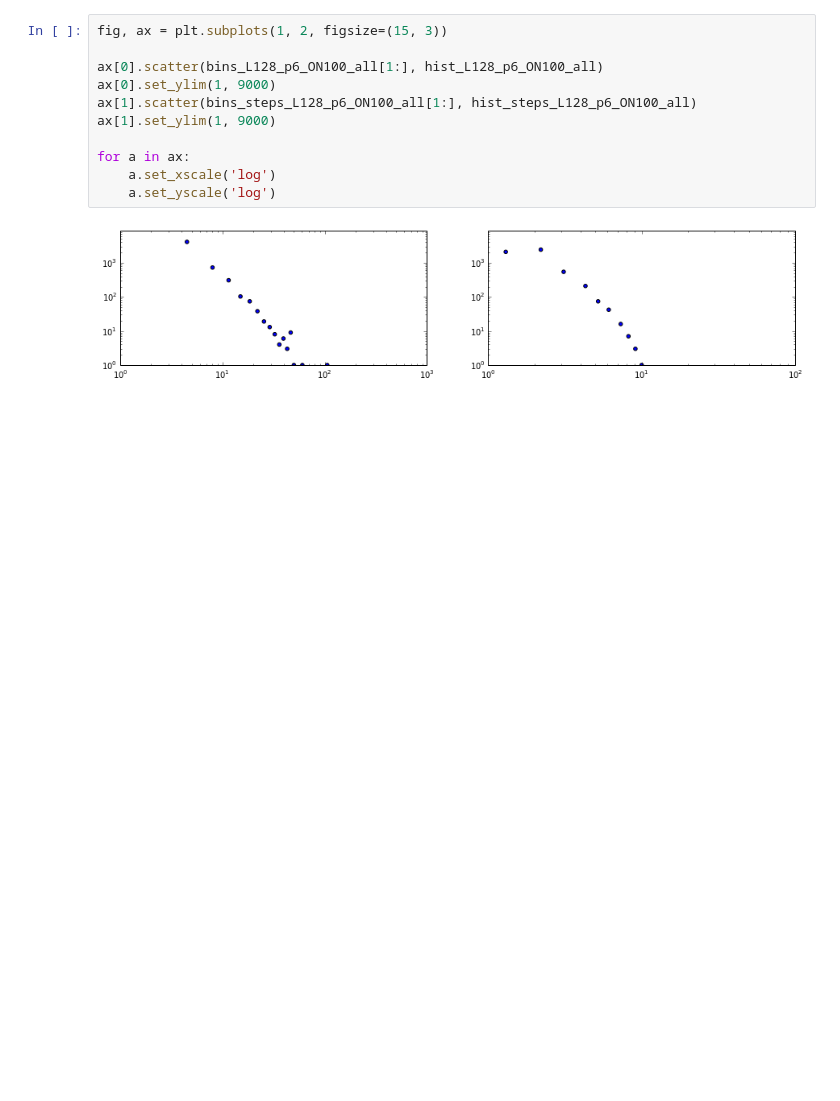
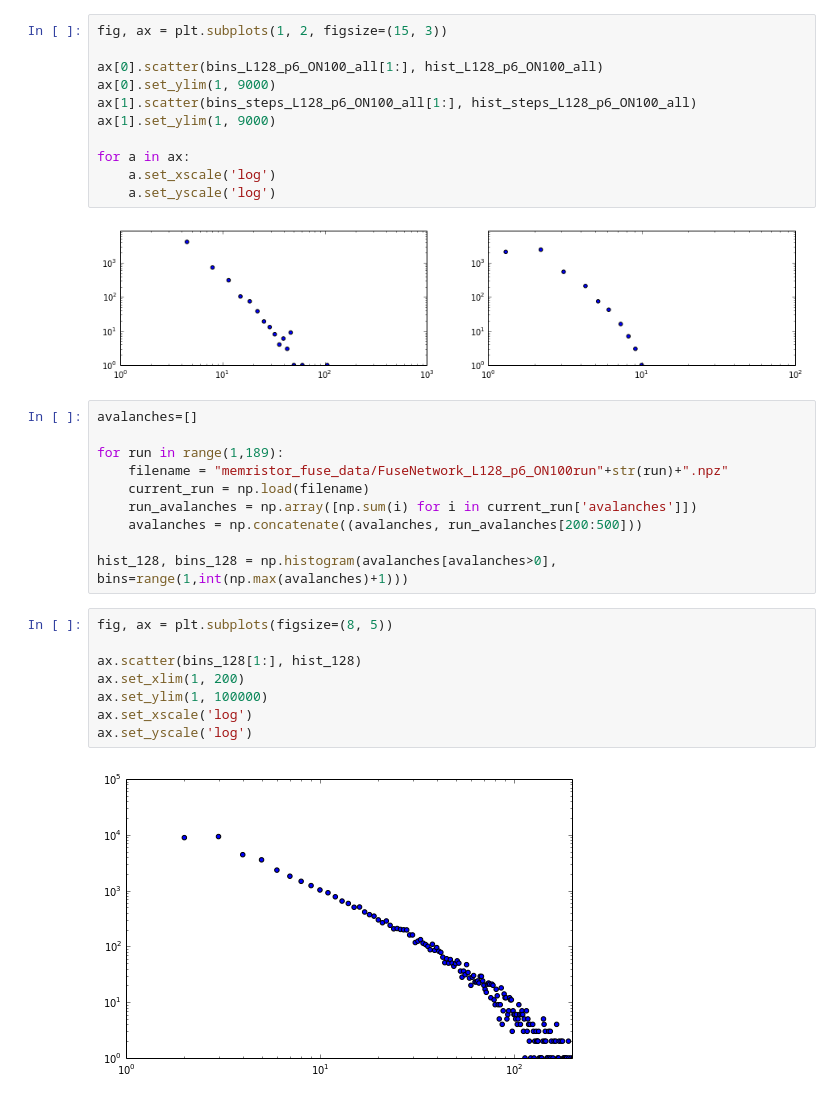
Before and after one commit to forrestsheldon/memNets, a Jupyter notebook: Memristor_Fuse_Data.ipynb, the cells around one changed output. Cells and saved outputs as stored; diff of their text form; blank space fills up the shorter version.

```diff
--- a/Memristor_Fuse_Data.ipynb
+++ b/Memristor_Fuse_Data.ipynb
@@ -814,3 +808,23 @@ for a in ax:
     a.set_yscale('log')
 # %% [output]
 [figure]
+# %%
+avalanches=[]
+
+for run in range(1,189):
+    filename = "memristor_fuse_data/FuseNetwork_L128_p6_ON100run"+str(run)+".npz"
+    current_run = np.load(filename)
+    run_avalanches = np.array([np.sum(i) for i in current_run['avalanches']])
+    avalanches = np.concatenate((avalanches, run_avalanches[200:500]))
+
+hist_128, bins_128 = np.histogram(avalanches[avalanches>0], bins=range(1,int(np.max(avalanches)+1)))
+# %%
+fig, ax = plt.subplots(figsize=(8, 5))
+
+ax.scatter(bins_128[1:], hist_128)
+ax.set_xlim(1, 200)
+ax.set_ylim(1, 100000)
+ax.set_xscale('log')
+ax.set_yscale('log')
+# %% [output]
+[figure, added]
```
Also changed, not shown: parts of 10 cells of this notebook, 4 other files.
